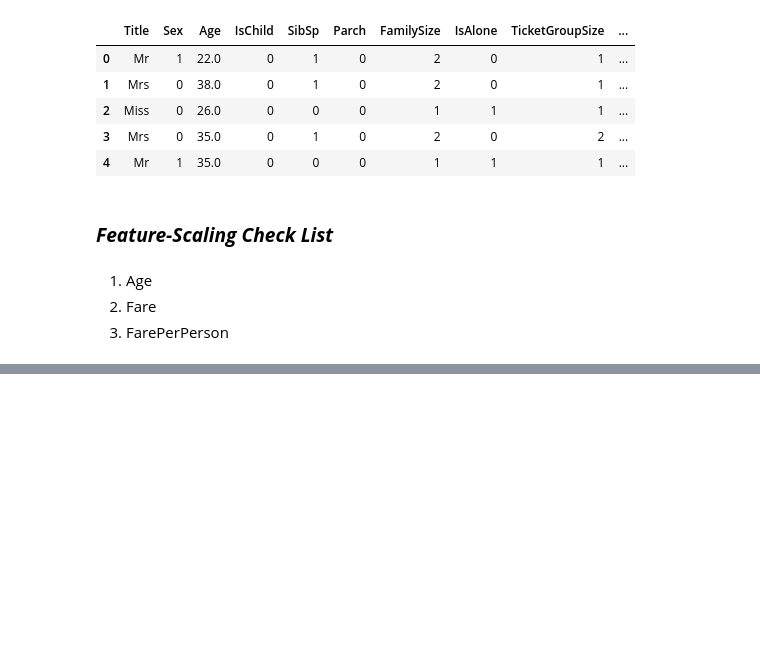
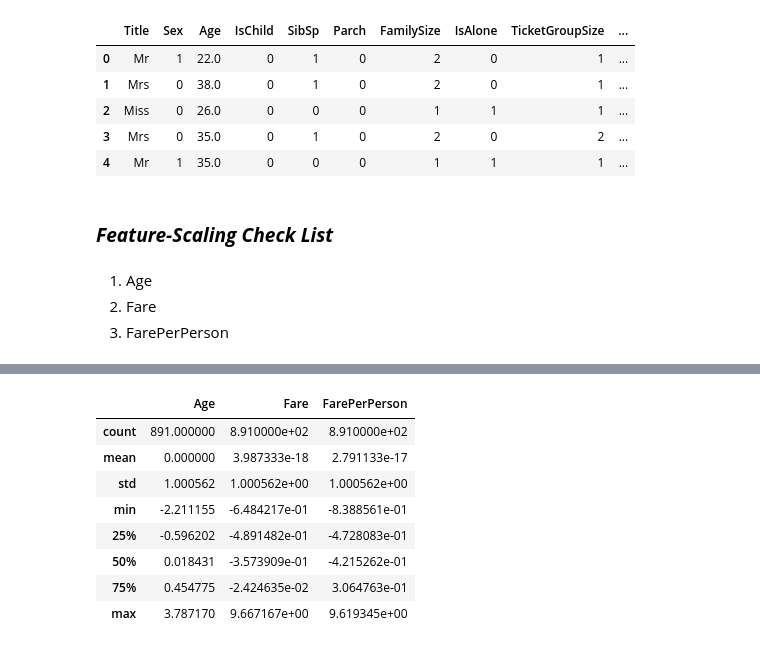
Before and after one commit to Mostafa-Mahdy913/Titanic_Classification, a Jupyter notebook: Data_preprocessing.ipynb, the cells around one changed output, grey strips where cells are left out. Saved outputs shown, nothing was run; the diff lists cells and outputs as text; code cells hidden in the pictures; blank space fills up the shorter version.

```diff
--- a/Data_preprocessing.ipynb
+++ b/Data_preprocessing.ipynb
@@ -397,0 +414,12 @@ data.head()
+# %%
+data[['Age', 'Fare', 'FarePerPerson']].describe()
+# %% [output]
+|  | Age | Fare | FarePerPerson |
+| count | 891.000000 | 8.910000e+02 | 8.910000e+02 |
+| mean | 0.000000 | 3.987333e-18 | 2.791133e-17 |
+| std | 1.000562 | 1.000562e+00 | 1.000562e+00 |
+| min | -2.211155 | -6.484217e-01 | -8.388561e-01 |
+| 25% | -0.596202 | -4.891482e-01 | -4.728083e-01 |
+| 50% | 0.018431 | -3.573909e-01 | -4.215262e-01 |
+| 75% | 0.454775 | -2.424635e-02 | 3.064763e-01 |
+| max | 3.787170 | 9.667167e+00 | 9.619345e+00 |
```
Also changed, not shown: parts of 2 cells of this notebook.
